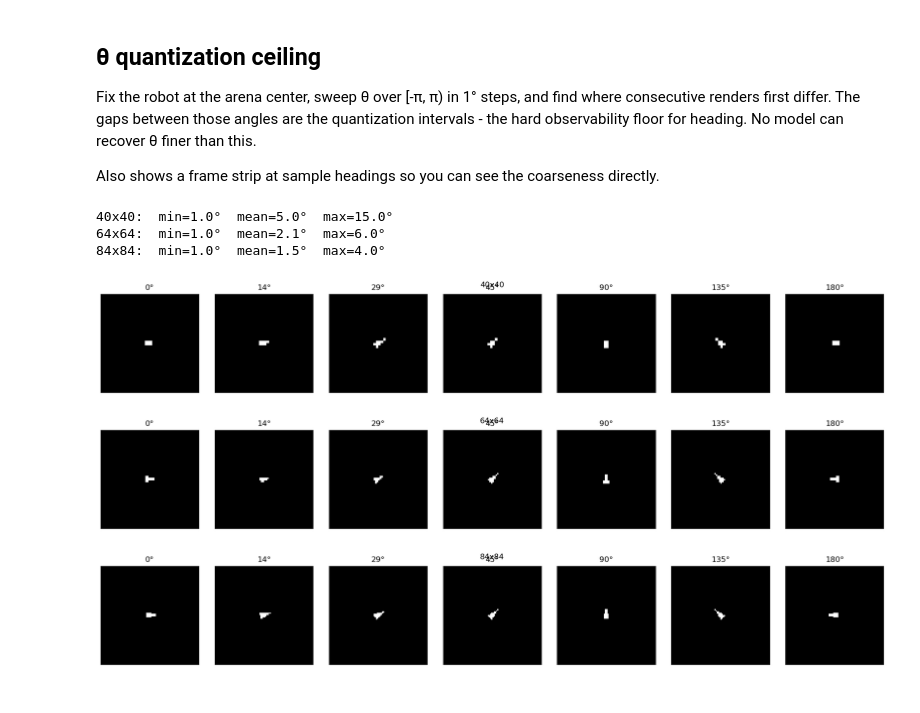
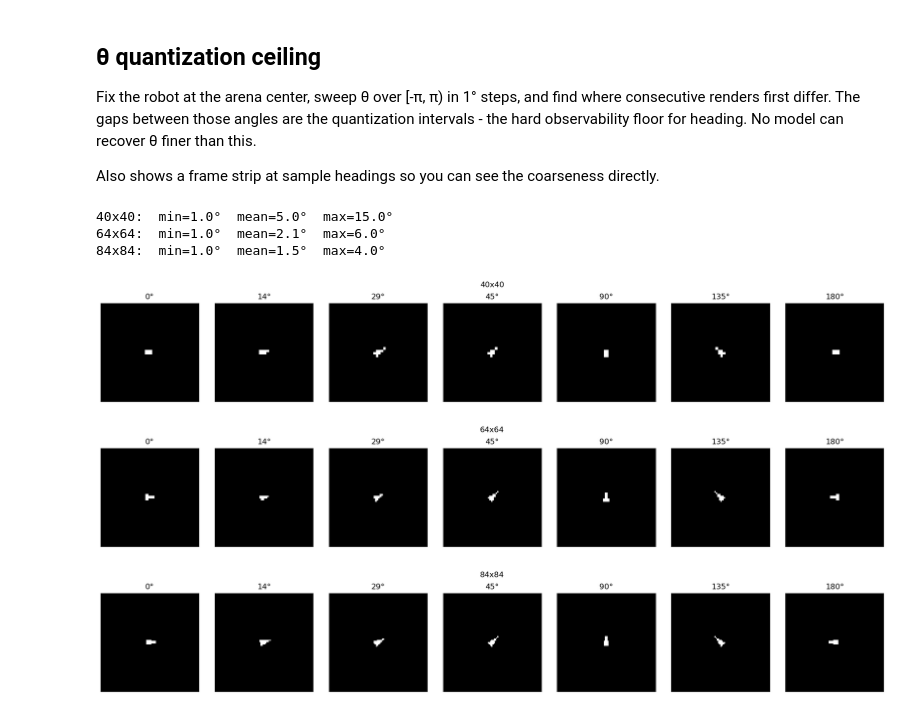
Before and after one commit to PiMaster314159/PHYSWM, a Jupyter notebook: data/diagnostics.ipynb, the cells around one changed output. Cells and saved outputs as stored; diff of their text form; code cells hidden in the pictures.

```diff
--- a/data/diagnostics.ipynb
+++ b/data/diagnostics.ipynb
@@ -213,17 +213,17 @@ def theta_quantization_ceiling(
 # %%
 results = theta_quantization_ceiling()
 
 # Frame strip at sample headings - makes the quantization coarseness visible.
 sample_thetas = np.radians([0, 15, 30, 45, 90, 135, 180])
 for grid_size in [40, 64, 84]:
     strip = [render_frame([0.5, 0.5, t], grid_size=grid_size) for t in sample_thetas]
     fig = show_frame_strip(strip, titles=[f"{int(np.degrees(t))}°" for t in sample_thetas])
-    fig.suptitle(f"{grid_size}x{grid_size}", y=1.02)
+    fig.suptitle(f"{grid_size}x{grid_size}", y=1.10)
     plt.show()
 # %% [output]
 40x40:  min=1.0°  mean=5.0°  max=15.0°
 64x64:  min=1.0°  mean=2.1°  max=6.0°
 84x84:  min=1.0°  mean=1.5°  max=4.0°
-[figure, old version]
+[figure, new version]
-[figure, old version]
+[figure, new version]
-[figure, old version]
+[figure, new version]
```
Also changed, not shown: 2 other files.
